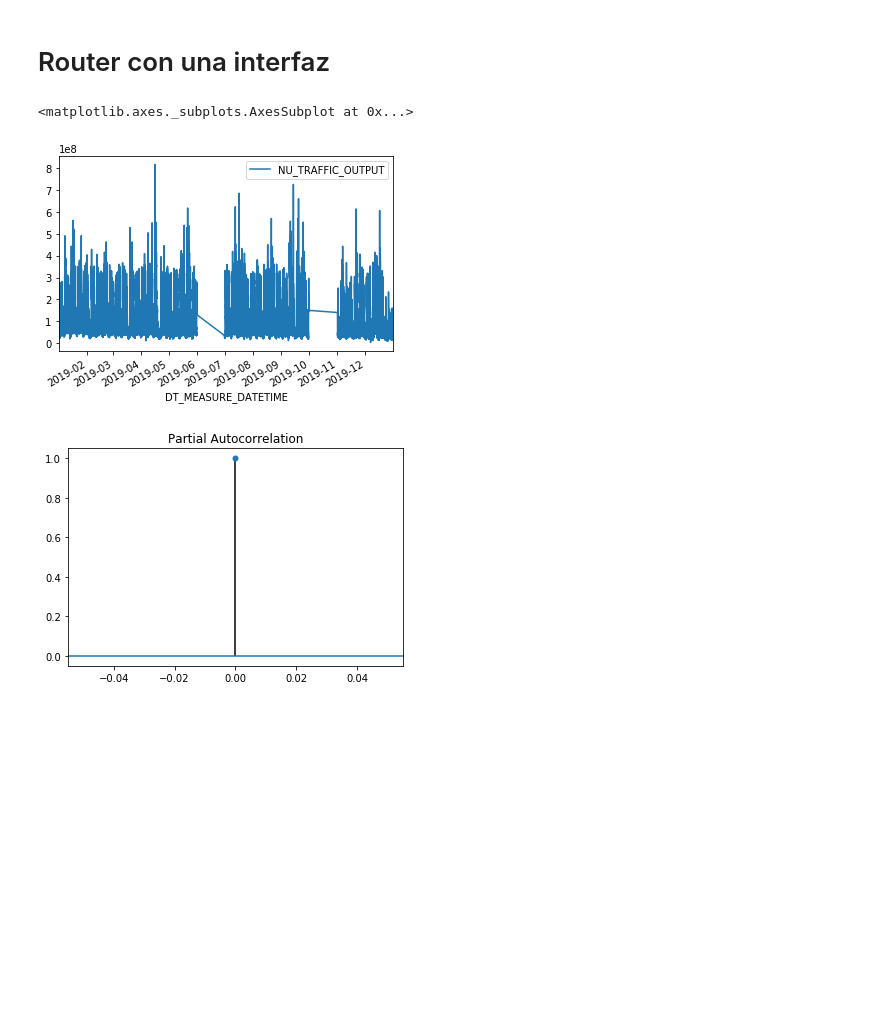
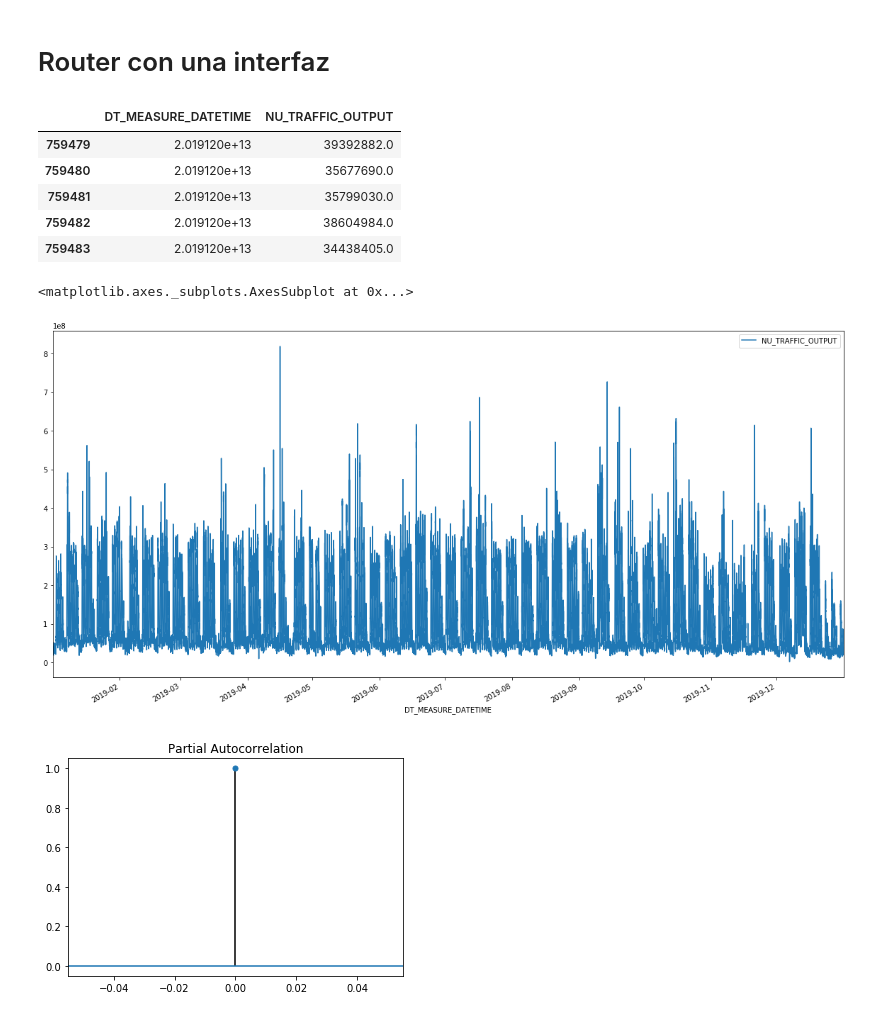
Before and after one commit to Coptero/Machine-Learning, a Jupyter notebook: ARIMA.ipynb, the cells around one changed output. Cells and saved outputs as stored; diff of their text form; code cells hidden in the pictures; blank space fills up the shorter version.

```diff
--- a/ARIMA.ipynb
+++ b/ARIMA.ipynb
@@ -7,10 +7,9 @@ import os
 # %%
 #Carga los dataset
 li = []
-for file in sorted(os.listdir("Dataset")):
+for file in os.listdir("Dataset"):
     print('Reading file: ' + os.path.join("Dataset: ", file))
     df = pd.read_csv(os.path.join("Dataset", file))
     li.append(df)
-
 TraficoTotal = pd.concat(li, axis=0, ignore_index=True)
 # %% [output]
@@ -208,11 +241,23 @@ fechas1_2,fechas2_1 = fecha_incluida(router1_inter1, router2_inter1)
 #Router de mexico lleva en funcionamiento 5 años, es el primero que utilizar
 traInter =  TraficoTotal.loc[TraficoTotal.SC_ROUTER == 'CMEX-MEX-OCCRTRDW01']
 traInter=traInter.iloc[:,[2,6]]
-traInter.set_index('DT_MEASURE_DATETIME', inplace = True) #Lo seteo como indice
-traInter.plot()
+traInter.head()
 # %% [output]
-<matplotlib.axes._subplots.AxesSubplot at 0x...>
-[figure, removed]
+|  | DT_MEASURE_DATETIME | NU_TRAFFIC_OUTPUT |
+| 759479 | 2.019120e+13 | 39392882.0 |
+| 759480 | 2.019120e+13 | 35677690.0 |
+| 759481 | 2.019120e+13 | 35799030.0 |
+| 759482 | 2.019120e+13 | 38604984.0 |
+| 759483 | 2.019120e+13 | 34438405.0 |
+# %%
+traInter['DT_MEASURE_DATETIME'] = traInter['DT_MEASURE_DATETIME'].apply(change_format)
+traInter['DT_MEASURE_DATETIME'] = pd.to_datetime(traInter['DT_MEASURE_DATETIME'])
+traInter.set_index('DT_MEASURE_DATETIME', inplace = True) #Lo seteo como indice
+# %%
+traInter.plot(figsize = (20,10))
+# %% [output]
+<matplotlib.axes._subplots.AxesSubplot at 0x...>
+[figure, added]
 # %%
 from statsmodels.tsa.stattools import acf
 from statsmodels.graphics.tsaplots import plot_acf
```
Also changed, not shown: parts of 52 cells of this notebook.
